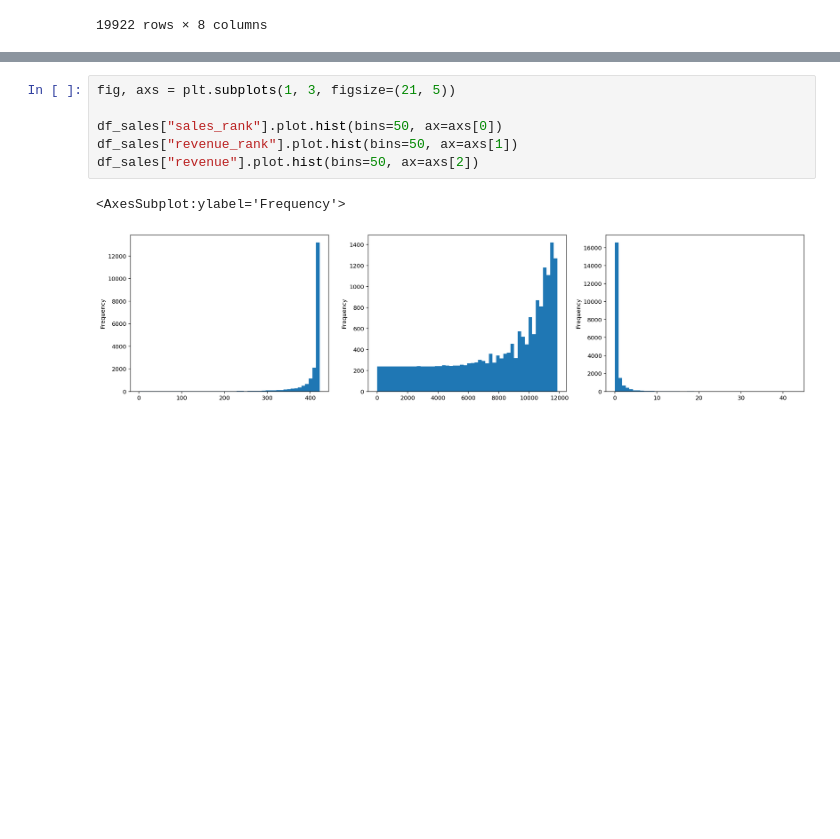
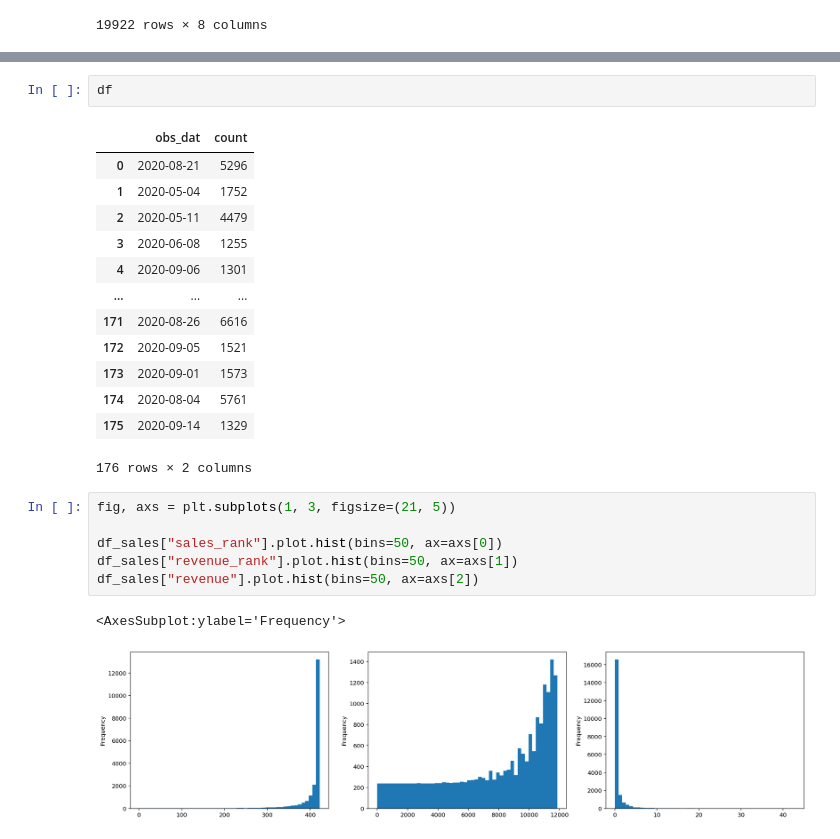
Before and after one commit to mikeczech/challenges, a Jupyter notebook: kaggle/hm_fashion_reco/notebooks/01_articles_eda.ipynb, the cells around one changed output, grey strips where cells are left out. Drawn from its saved outputs; the diff is of its cells as text; blank space fills up the shorter version.

```diff
--- a/kaggle/hm_fashion_reco/notebooks/01_articles_eda.ipynb
+++ b/kaggle/hm_fashion_reco/notebooks/01_articles_eda.ipynb
@@ -500,3 +512,19 @@ df_sales
+# %%
+df
+# %% [output]
+|  | obs_dat | count |
+| 0 | 2020-08-21 | 5296 |
+| 1 | 2020-05-04 | 1752 |
+| 2 | 2020-05-11 | 4479 |
+| 3 | 2020-06-08 | 1255 |
+| 4 | 2020-09-06 | 1301 |
+| ... | ... | ... |
+| 171 | 2020-08-26 | 6616 |
+| 172 | 2020-09-05 | 1521 |
+| 173 | 2020-09-01 | 1573 |
+| 174 | 2020-08-04 | 5761 |
+| 175 | 2020-09-14 | 1329 |
+176 rows × 2 columns
 # %%
 fig, axs = plt.subplots(1, 3, figsize=(21, 5))
 
```
Also changed, not shown: parts of 1 cell of this notebook, 9 other files.
